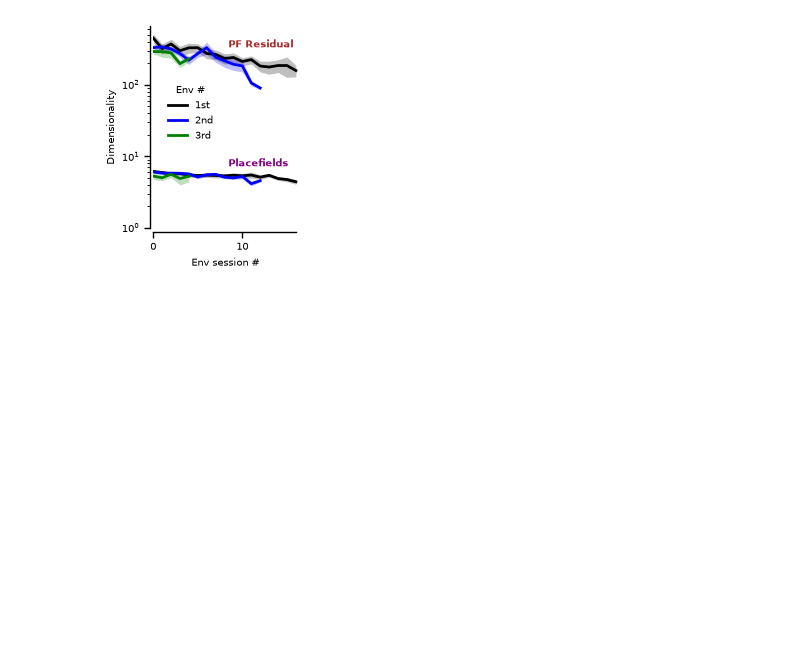
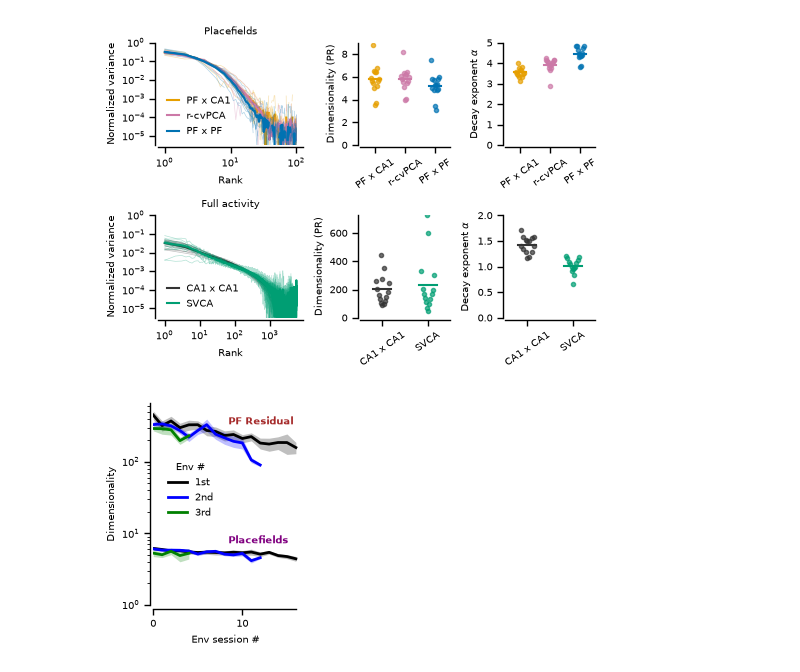
Before and after one commit to landoskape/vrAnalysis, a Jupyter notebook: dimensionality_manuscript/dim_spectra_figures_refactor.ipynb, the cells around one changed output. Cells and saved outputs as stored; diff of their text form; code cells hidden in the pictures; blank space fills up the shorter version.

```diff
--- a/dimensionality_manuscript/dim_spectra_figures_refactor.ipynb
+++ b/dimensionality_manuscript/dim_spectra_figures_refactor.ipynb
@@ -95,3 +169,49 @@ HBox(children=(VBox(children=(VBox(children=(HTML(value='<b>Parameters</b>'), Fl
+# %%
+from dimensionality_manuscript.figure_scripts.figure4 import SpectrumComparisonViewer
+
+viewer = SpectrumComparisonViewer(
+    results,
+    results_svca=results_svca,
+    results_cvpca=results_cvpca,
+    source_mode="avg_env",
+    activity_parameters_name="std",
+    smooth_widths=(5.0, None),
+    reliability_fraction_active_thresholds=(None, None),
+    include_iti=False,
+    normalize=True,
+    pr_pre_smooth=True,
+    clip_negative=False,
+    show_unfiltered=True,
+    source_cfg=None,
+    full_cfg=None,
+    ylim_min=-5.5,
+    ylim_max=0.0,
+    dimensionality_log=False,
+    each_line_alpha=0.3,
+    subject_linewidth=0.5,
+    mean_linewidth=1.5,
+    point_alpha=0.7,
+    markersize=3.0,
+    beewidth=0.15,
+    fontsize=7.0,
+    figsize=(5.0, 3.5),
+    width_ratios=(1.6, 1.0, 1.0),
+    method_colors=None,
+    show_legend=True,
+)
+
+show_viewer = False
+if show_viewer:
+    viewer.show()
+else:
+    fig = viewer.plot(viewer.state)
+    plt.show()
+
+    save = True
+    if save:
+        save_figure(fig, figure_path / "supplement_spectrum_comparison")
+# %% [output]
+[figure, added]
 # %%
 from dimensionality_manuscript.figure_scripts.figure4 import DimensionalityFamiliarityViewer, AdaptiveAlphaConfig
 
```
Also changed, not shown: parts of 8 cells of this notebook, 56 other files.
